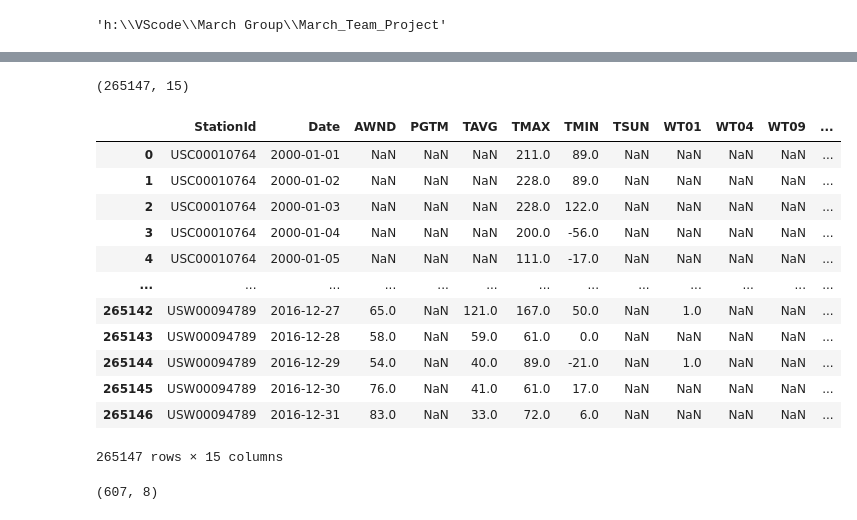
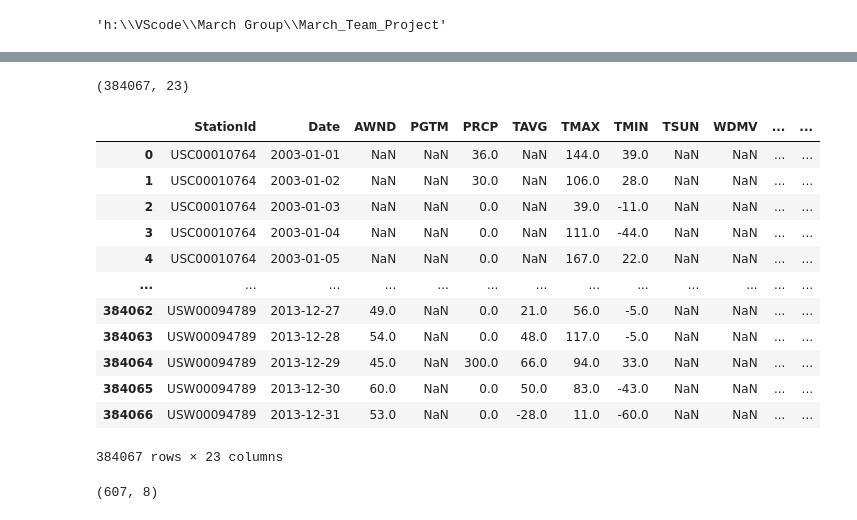
Before and after one commit to tamikamqhum/March_Team_Project, a Jupyter notebook: jupyter_notebooks/PG_Notebook_Weather_laststep.ipynb, the cells around one changed output, grey strips where cells are left out. Cells and saved outputs as stored; diff of their text form; code cells hidden in the pictures.

```diff
--- a/jupyter_notebooks/PG_Notebook_Weather_laststep.ipynb
+++ b/jupyter_notebooks/PG_Notebook_Weather_laststep.ipynb
@@ -78,31 +100,31 @@ See the caveats in the documentation: https://pandas.pydata.org/pandas-docs/stab
 # %%
 # load weather data on day and city
-weather_data = pd.read_csv('Outputs/Us_Weather_Final_10km.zip')
+weather_data = pd.read_csv('Outputs/Us_Weather_Final_10km_V2.zip')
 # rename columns to match stations
 weather_data = weather_data.rename(columns={'Station_ID':'StationId'})
 # convert date to datetime current format yyyymmdd
 weather_data['Date'] = weather_data['Date'].astype(str)
 weather_data['Date'] = weather_data['Date'].apply(lambda x: x[:4] + '-' + x[4:6] + '-' + x[6:])
 weather_data['Date'] = pd.to_datetime(weather_data['Date'])
 # drop columns not needed
 weather_data = weather_data.drop(columns=["Unnamed: 0", "Unnamed: 0.1"])
 print(weather_data.shape)
 weather_data
 # %% [output]
-(265147, 15)
+(384067, 23)
-|  | StationId | Date | AWND | PGTM | TAVG | TMAX | TMIN | TSUN | WT01 | WT04 | WT09 | ... |
-| 0 | USC00010764 | 2000-01-01 | NaN | NaN | NaN | 211.0 | 89.0 | NaN | NaN | NaN | NaN | ... |
-| 1 | USC00010764 | 2000-01-02 | NaN | NaN | NaN | 228.0 | 89.0 | NaN | NaN | NaN | NaN | ... |
-| 2 | USC00010764 | 2000-01-03 | NaN | NaN | NaN | 228.0 | 122.0 | NaN | NaN | NaN | NaN | ... |
-| 3 | USC00010764 | 2000-01-04 | NaN | NaN | NaN | 200.0 | -56.0 | NaN | NaN | NaN | NaN | ... |
-| 4 | USC00010764 | 2000-01-05 | NaN | NaN | NaN | 111.0 | -17.0 | NaN | NaN | NaN | NaN | ... |
+|  | StationId | Date | AWND | PGTM | PRCP | TAVG | TMAX | TMIN | TSUN | WDMV | ... | ... |
+| 0 | USC00010764 | 2003-01-01 | NaN | NaN | 36.0 | NaN | 144.0 | 39.0 | NaN | NaN | ... | ... |
+| 1 | USC00010764 | 2003-01-02 | NaN | NaN | 30.0 | NaN | 106.0 | 28.0 | NaN | NaN | ... | ... |
+| 2 | USC00010764 | 2003-01-03 | NaN | NaN | 0.0 | NaN | 39.0 | -11.0 | NaN | NaN | ... | ... |
+| 3 | USC00010764 | 2003-01-04 | NaN | NaN | 0.0 | NaN | 111.0 | -44.0 | NaN | NaN | ... | ... |
+| 4 | USC00010764 | 2003-01-05 | NaN | NaN | 0.0 | NaN | 167.0 | 22.0 | NaN | NaN | ... | ... |
 | ... | ... | ... | ... | ... | ... | ... | ... | ... | ... | ... | ... | ... |
-| 265142 | USW00094789 | 2016-12-27 | 65.0 | NaN | 121.0 | 167.0 | 50.0 | NaN | 1.0 | NaN | NaN | ... |
-| 265143 | USW00094789 | 2016-12-28 | 58.0 | NaN | 59.0 | 61.0 | 0.0 | NaN | NaN | NaN | NaN | ... |
-| 265144 | USW00094789 | 2016-12-29 | 54.0 | NaN | 40.0 | 89.0 | -21.0 | NaN | 1.0 | NaN | NaN | ... |
-| 265145 | USW00094789 | 2016-12-30 | 76.0 | NaN | 41.0 | 61.0 | 17.0 | NaN | NaN | NaN | NaN | ... |
-| 265146 | USW00094789 | 2016-12-31 | 83.0 | NaN | 33.0 | 72.0 | 6.0 | NaN | NaN | NaN | NaN | ... |
+| 384062 | USW00094789 | 2013-12-27 | 49.0 | NaN | 0.0 | 21.0 | 56.0 | -5.0 | NaN | NaN | ... | ... |
+| 384063 | USW00094789 | 2013-12-28 | 54.0 | NaN | 0.0 | 48.0 | 117.0 | -5.0 | NaN | NaN | ... | ... |
+| 384064 | USW00094789 | 2013-12-29 | 45.0 | NaN | 300.0 | 66.0 | 94.0 | 33.0 | NaN | NaN | ... | ... |
+| 384065 | USW00094789 | 2013-12-30 | 60.0 | NaN | 0.0 | 50.0 | 83.0 | -43.0 | NaN | NaN | ... | ... |
+| 384066 | USW00094789 | 2013-12-31 | 53.0 | NaN | 0.0 | -28.0 | 11.0 | -60.0 | NaN | NaN | ... | ... |
-265147 rows × 15 columns
+384067 rows × 23 columns
 # %%
 # load Us_Stations_with_City_10km.csv
 stations = pd.read_csv('Outputs/Us_Stations_with_City_10km.csv')
```
Also changed, not shown: parts of 12 cells of this notebook, 3 other files.
